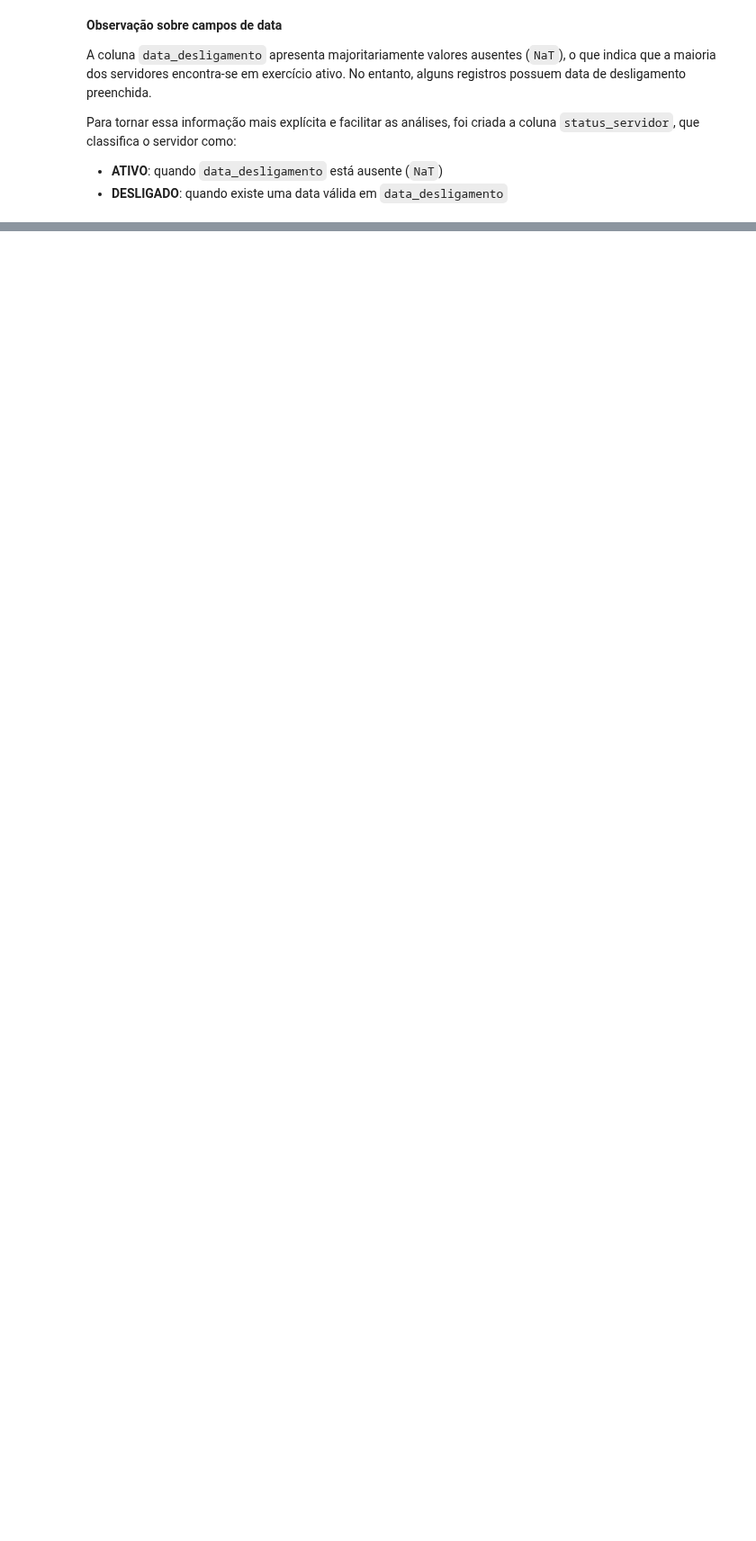
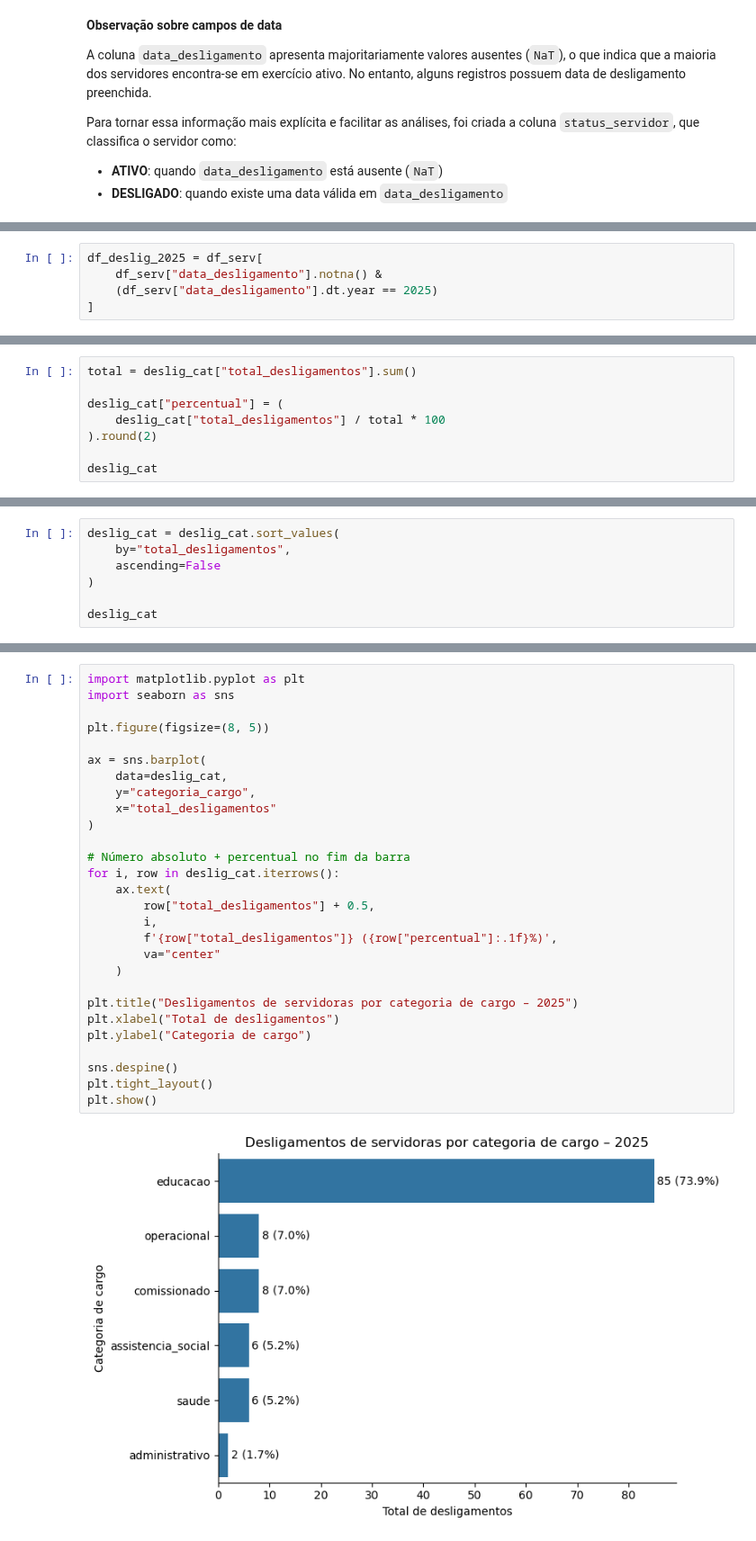
Before and after one commit to oguidenardi/folha_pagamento_santa_rita_2025, a Jupyter notebook: notebooks/04_exploratory_data_analysis.ipynb, the cells around one changed output, grey strips where cells are left out. Shown at 90% size. Saved outputs shown, nothing was run; the diff lists cells and outputs as text; blank space fills up the shorter version.

```diff
--- a/notebooks/04_exploratory_data_analysis.ipynb
+++ b/notebooks/04_exploratory_data_analysis.ipynb
@@ -195,0 +274,5 @@ Para tornar essa informação mais explícita e facilitar as análises, foi cria
+# %%
+df_deslig_2025 = df_serv[
+    df_serv["data_desligamento"].notna() &
+    (df_serv["data_desligamento"].dt.year == 2025)
+]
@@ -195,0 +440,8 @@ Para tornar essa informação mais explícita e facilitar as análises, foi cria
+# %%
+total = deslig_cat["total_desligamentos"].sum()
+
+deslig_cat["percentual"] = (
+    deslig_cat["total_desligamentos"] / total * 100
+).round(2)
+
+deslig_cat
@@ -195,0 +456,7 @@ Para tornar essa informação mais explícita e facilitar as análises, foi cria
+# %%
+deslig_cat = deslig_cat.sort_values(
+    by="total_desligamentos",
+    ascending=False
+)
+
+deslig_cat
@@ -195,0 +471,30 @@ Para tornar essa informação mais explícita e facilitar as análises, foi cria
+# %%
+import matplotlib.pyplot as plt
+import seaborn as sns
+
+plt.figure(figsize=(8, 5))
+
+ax = sns.barplot(
+    data=deslig_cat,
+    y="categoria_cargo",
+    x="total_desligamentos"
+)
+
+# Número absoluto + percentual no fim da barra
+for i, row in deslig_cat.iterrows():
+    ax.text(
+        row["total_desligamentos"] + 0.5,
+        i,
+        f'{row["total_desligamentos"]} ({row["percentual"]:.1f}%)',
+        va="center"
+    )
+
+plt.title("Desligamentos de servidoras por categoria de cargo – 2025")
+plt.xlabel("Total de desligamentos")
+plt.ylabel("Categoria de cargo")
+
+sns.despine()
+plt.tight_layout()
+plt.show()
+# %% [output]
+[figure, added]
```
Also changed, not shown: parts of 29 cells of this notebook.
